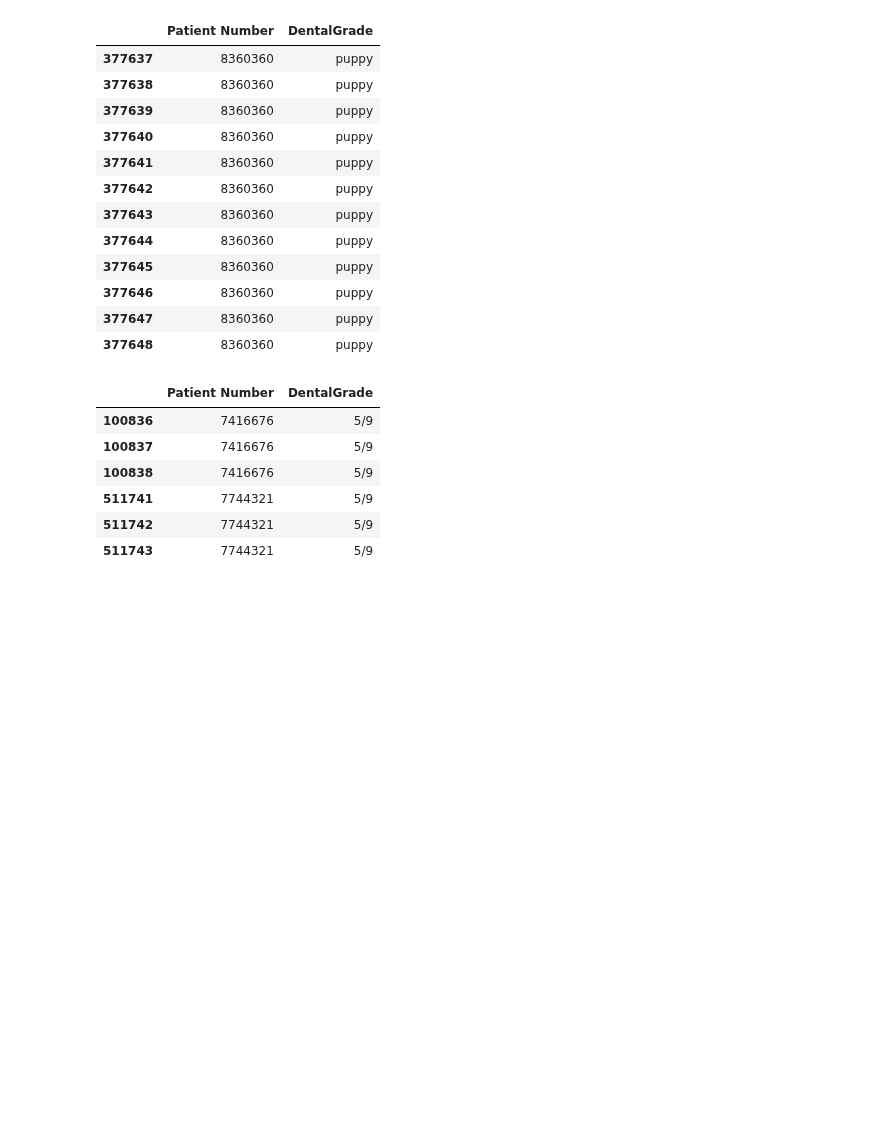
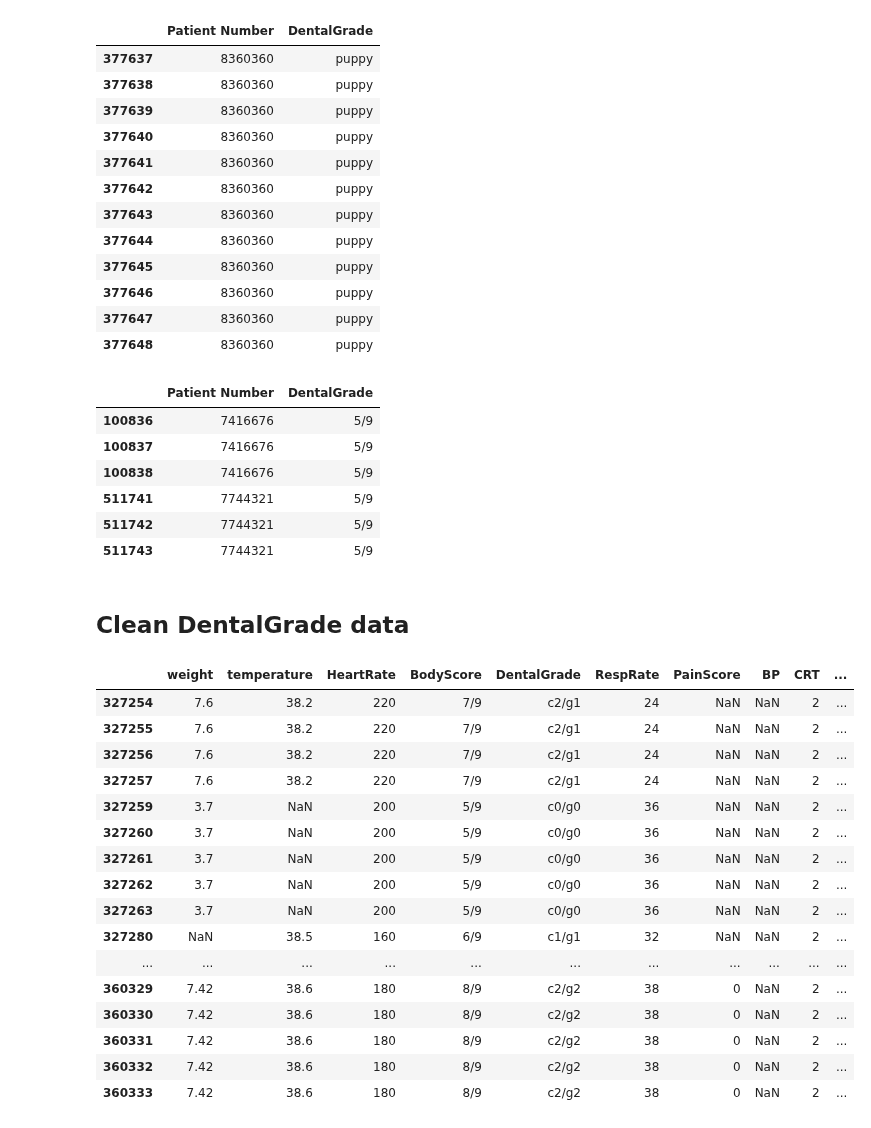
Before and after one commit to ruthpearson/CatHack, a Jupyter notebook: vet_compass/CA_tidydata.ipynb, the cells around one changed output. Cells and saved outputs as stored; diff of their text form; code cells hidden in the pictures; blank space fills up the shorter version.

```diff
--- a/vet_compass/CA_tidydata.ipynb
+++ b/vet_compass/CA_tidydata.ipynb
@@ -415,3 +388,5 @@ dental[dental["DentalGrade"] == '5/9']
 | 511741 | 7744321 | 5/9 |
 | 511742 | 7744321 | 5/9 |
 | 511743 | 7744321 | 5/9 |
+# %% [markdown]
+## Clean DentalGrade data
@@ -417,0 +449,23 @@ dental[dental["DentalGrade"] == '5/9']
+# %%
+vitals = data[vitalsigns].copy()
+vitals_dentalcleaned = clean_dentalgrade(vitals)
+# %%
+vitals_dentalcleaned[vitals_dentalcleaned["DentalGrade"].str.contains('g[0-9]/|c[0-9]/', na=False, regex=True)]
+# %% [output]
+|  | weight | temperature | HeartRate | BodyScore | DentalGrade | RespRate | PainScore | BP | CRT | ... |
+| 327254 | 7.6 | 38.2 | 220 | 7/9 | c2/g1 | 24 | NaN | NaN | 2 | ... |
+| 327255 | 7.6 | 38.2 | 220 | 7/9 | c2/g1 | 24 | NaN | NaN | 2 | ... |
+| 327256 | 7.6 | 38.2 | 220 | 7/9 | c2/g1 | 24 | NaN | NaN | 2 | ... |
+| 327257 | 7.6 | 38.2 | 220 | 7/9 | c2/g1 | 24 | NaN | NaN | 2 | ... |
+| 327259 | 3.7 | NaN | 200 | 5/9 | c0/g0 | 36 | NaN | NaN | 2 | ... |
+| 327260 | 3.7 | NaN | 200 | 5/9 | c0/g0 | 36 | NaN | NaN | 2 | ... |
+| 327261 | 3.7 | NaN | 200 | 5/9 | c0/g0 | 36 | NaN | NaN | 2 | ... |
+| 327262 | 3.7 | NaN | 200 | 5/9 | c0/g0 | 36 | NaN | NaN | 2 | ... |
+| 327263 | 3.7 | NaN | 200 | 5/9 | c0/g0 | 36 | NaN | NaN | 2 | ... |
+| 327280 | NaN | 38.5 | 160 | 6/9 | c1/g1 | 32 | NaN | NaN | 2 | ... |
+| ... | ... | ... | ... | ... | ... | ... | ... | ... | ... | ... |
+| 360329 | 7.42 | 38.6 | 180 | 8/9 | c2/g2 | 38 | 0 | NaN | 2 | ... |
+| 360330 | 7.42 | 38.6 | 180 | 8/9 | c2/g2 | 38 | 0 | NaN | 2 | ... |
+| 360331 | 7.42 | 38.6 | 180 | 8/9 | c2/g2 | 38 | 0 | NaN | 2 | ... |
+| 360332 | 7.42 | 38.6 | 180 | 8/9 | c2/g2 | 38 | 0 | NaN | 2 | ... |
+| 360333 | 7.42 | 38.6 | 180 | 8/9 | c2/g2 | 38 | 0 | NaN | 2 | ... |
```
Also changed, not shown: parts of 5 cells of this notebook.
